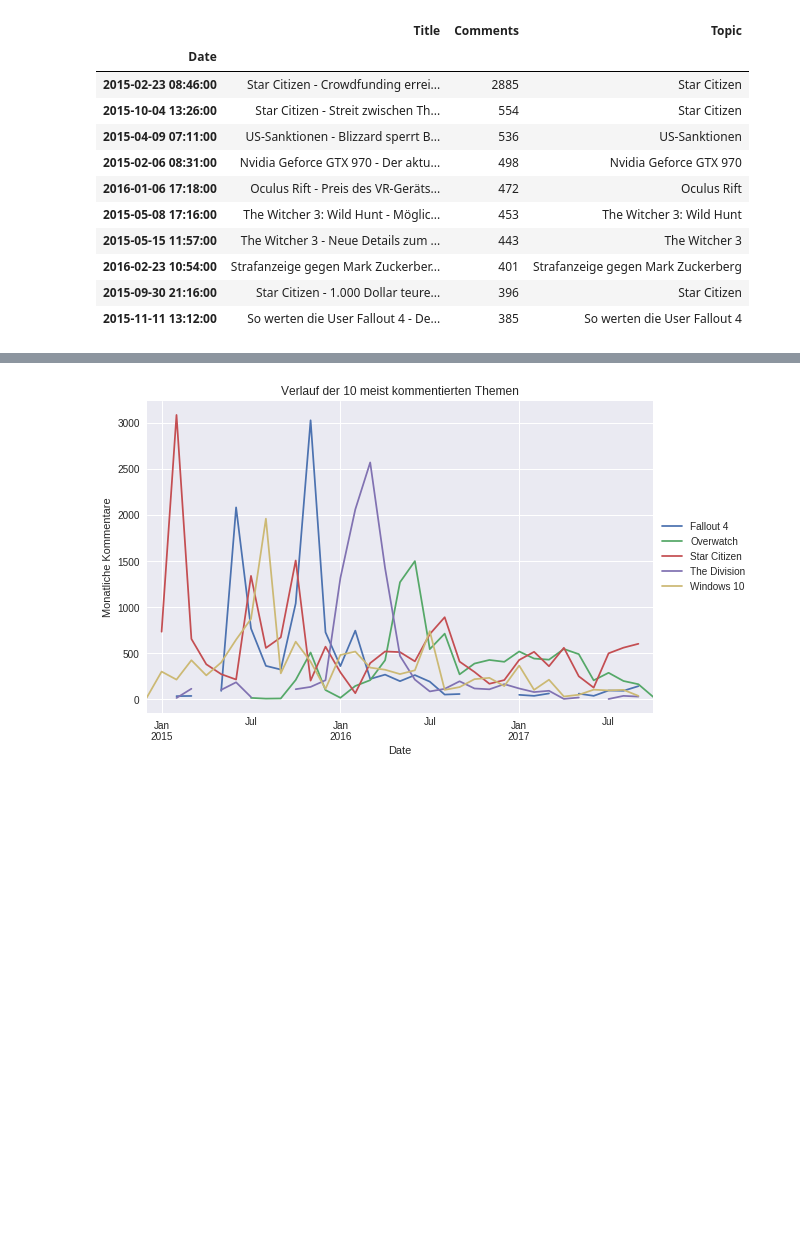
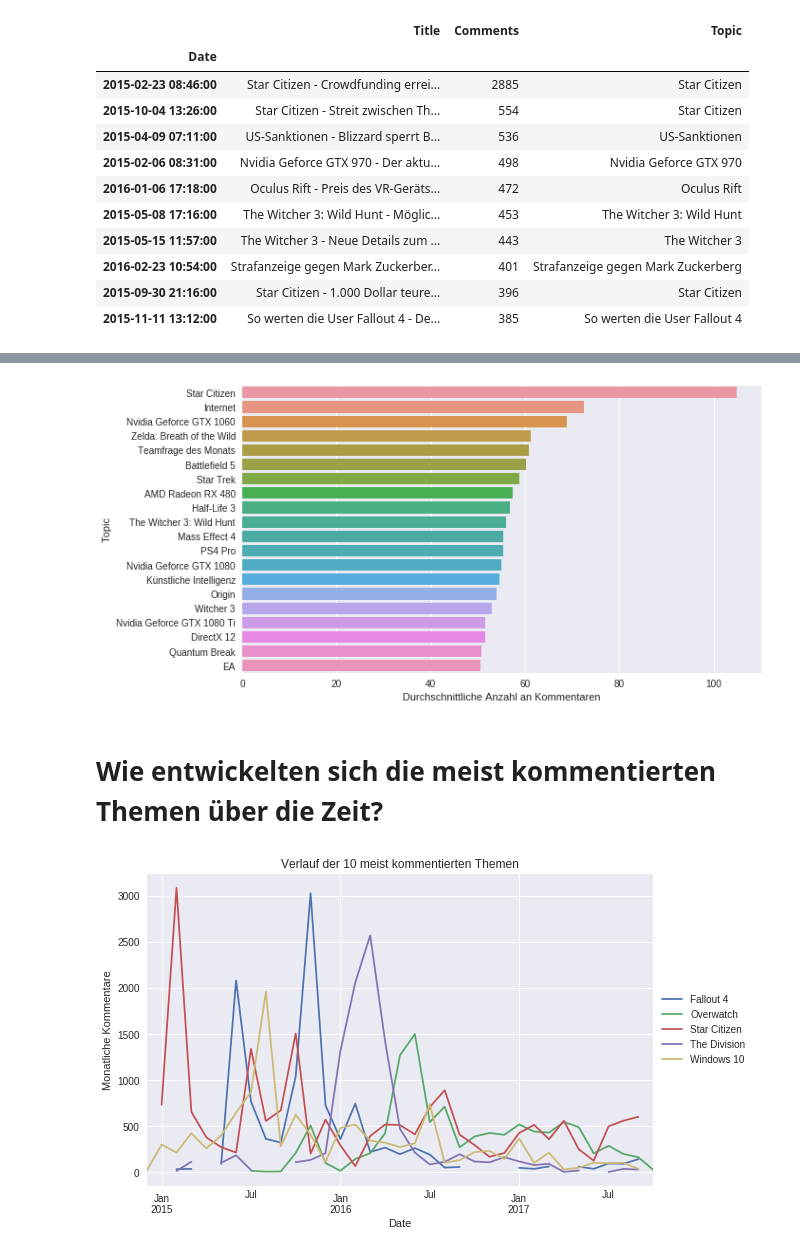
Before and after one commit to JMBehnken/GameStar_Tests, a Jupyter notebook: Gamestar_Explore_News.ipynb, the cells around one changed output, grey strips where cells are left out. Drawn from its saved outputs; the diff is of its cells as text; code cells hidden in the pictures; blank space fills up the shorter version.

```diff
--- a/Gamestar_Explore_News.ipynb
+++ b/Gamestar_Explore_News.ipynb
@@ -118,3 +72,18 @@ plt.show()
+# %%
+n = 20
+m = 10
+
+df_comments = df.groupby('Topic').agg({'Comments':['mean', 'count']})
+plt.figure(figsize=(10, n/4))
+sns.barplot(data=df_comments[df_comments['Comments']['count']>=m]['Comments'].sort_values('mean', ascending=False).head(n).reset_index(), x='mean', y='Topic')
+plt.xlabel('Durchschnittliche Anzahl an Kommentaren')
+plt.tight_layout()
+plt.savefig('build/Gamestar_News_Top_Kommentierte_Themen_pro_Artikel.pdf', bbox_inches='tight')
+plt.show()
+# %% [output]
+[figure, added]
+# %% [markdown]
+# Wie entwickelten sich die meist kommentierten Themen über die Zeit?
 # %%
 n = 10
 best_topics = df.groupby('Topic').sum().sort_values('Comments', ascending=False).head(5).index
```
Also changed, not shown: parts of 28 cells of this notebook, 12 other files.
